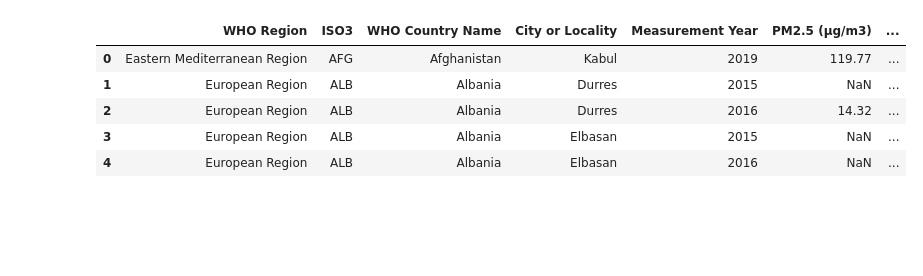
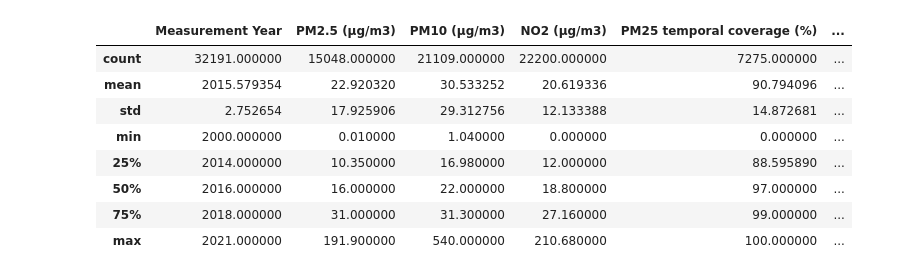
Before and after one commit to Flor-Si/Trabajo-Final-Ing-2025, a Jupyter notebook: TRABAJO FINAL.ipynb, the cells around one changed output. Saved outputs shown, nothing was run; the diff lists cells and outputs as text; code cells hidden in the pictures; blank space fills up the shorter version.

```diff
--- a/TRABAJO FINAL.ipynb
+++ b/TRABAJO FINAL.ipynb
@@ -16,9 +87,12 @@ calidad = pd.read_excel('/content/who_aap_2021_v9_11august2022 -final.xlsx')
 # %%
-calidad.head()
+calidad.describe()
 # %% [output]
-|  | WHO Region | ISO3 | WHO Country Name | City or Locality | Measurement Year | PM2.5 (μg/m3) | ... |
-| 0 | Eastern Mediterranean Region | AFG | Afghanistan | Kabul | 2019 | 119.77 | ... |
-| 1 | European Region | ALB | Albania | Durres | 2015 | NaN | ... |
-| 2 | European Region | ALB | Albania | Durres | 2016 | 14.32 | ... |
-| 3 | European Region | ALB | Albania | Elbasan | 2015 | NaN | ... |
-| 4 | European Region | ALB | Albania | Elbasan | 2016 | NaN | ... |
+|  | Measurement Year | PM2.5 (μg/m3) | PM10 (μg/m3) | NO2 (μg/m3) | PM25 temporal coverage (%) | ... |
+| count | 32191.000000 | 15048.000000 | 21109.000000 | 22200.000000 | 7275.000000 | ... |
+| mean | 2015.579354 | 22.920320 | 30.533252 | 20.619336 | 90.794096 | ... |
+| std | 2.752654 | 17.925906 | 29.312756 | 12.133388 | 14.872681 | ... |
+| min | 2000.000000 | 0.010000 | 1.040000 | 0.000000 | 0.000000 | ... |
+| 25% | 2014.000000 | 10.350000 | 16.980000 | 12.000000 | 88.595890 | ... |
+| 50% | 2016.000000 | 16.000000 | 22.000000 | 18.800000 | 97.000000 | ... |
+| 75% | 2018.000000 | 31.000000 | 31.300000 | 27.160000 | 99.000000 | ... |
+| max | 2021.000000 | 191.900000 | 540.000000 | 210.680000 | 100.000000 | ... |
```
Also changed, not shown: parts of 31 cells of this notebook.
